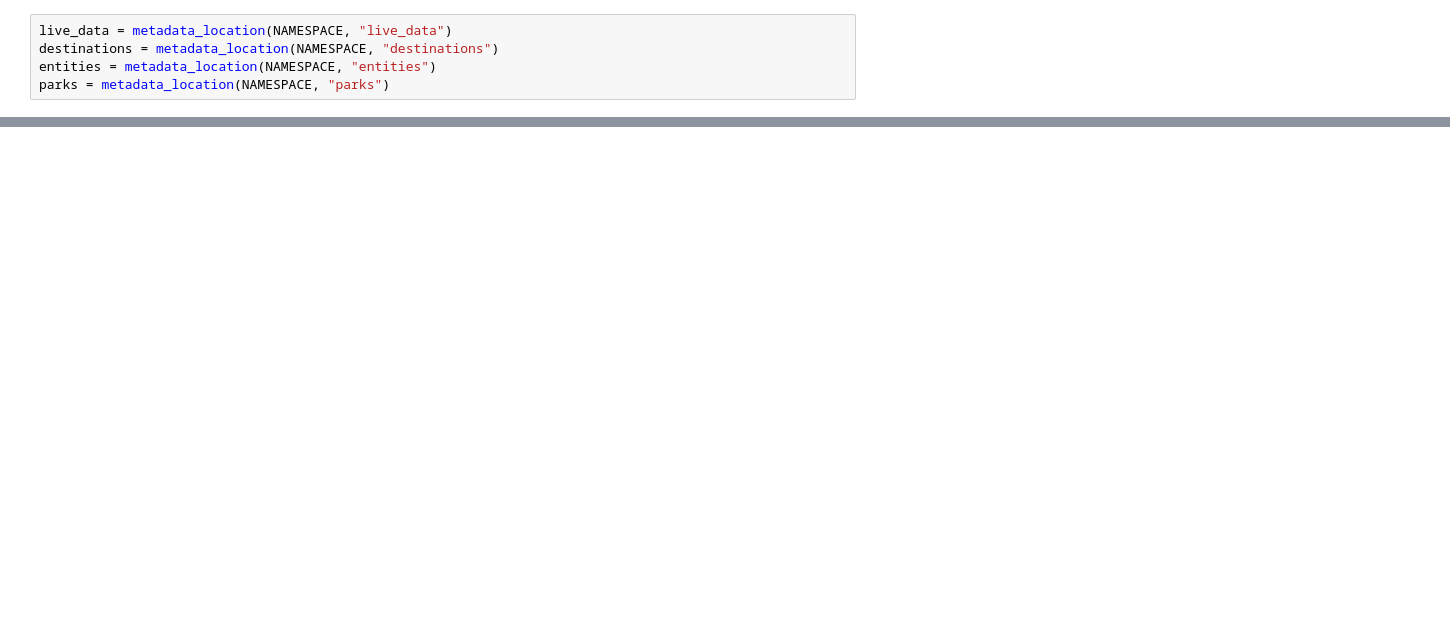
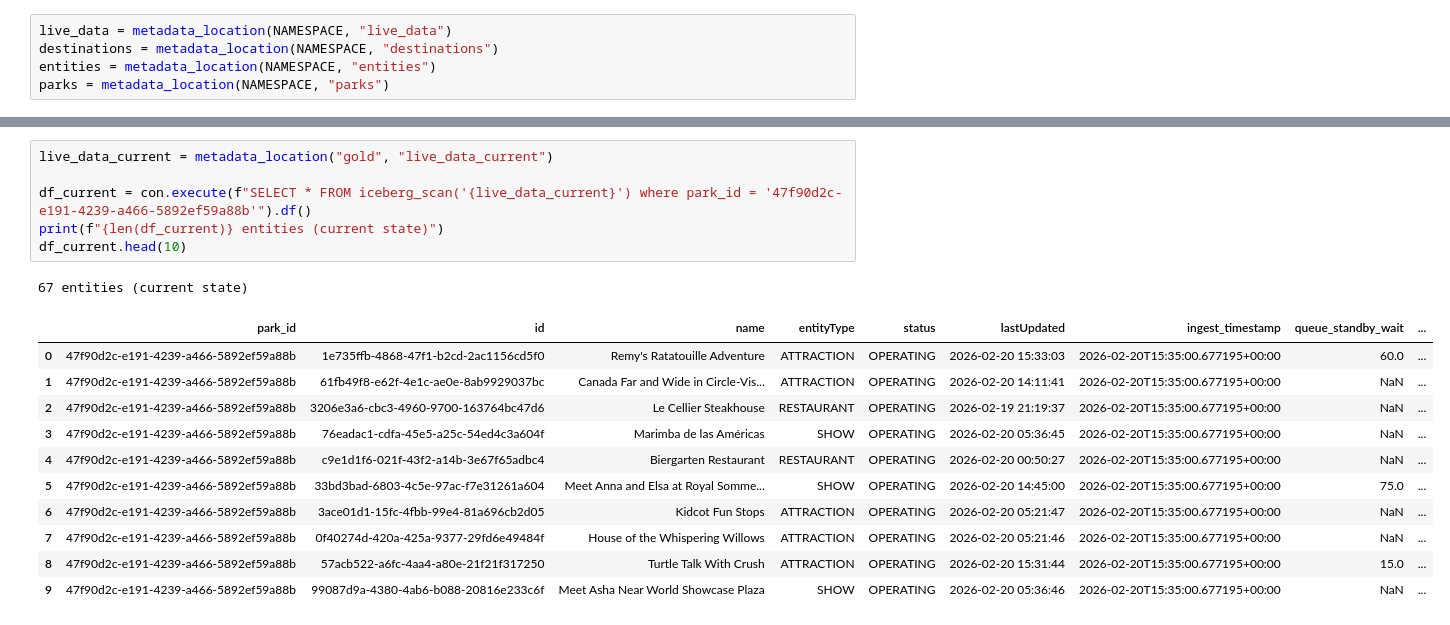
Before and after one commit to ajlile98/themeparks-data-engineering, a Jupyter notebook: notebooks/query_iceberg.ipynb, the cells around one changed output, grey strips where cells are left out. Cells and saved outputs as stored; diff of their text form; blank space fills up the shorter version.

```diff
--- a/notebooks/query_iceberg.ipynb
+++ b/notebooks/query_iceberg.ipynb
@@ -241,0 +437,19 @@ con.execute(f"""
+# %%
+live_data_current = metadata_location("gold", "live_data_current")
+
+df_current = con.execute(f"SELECT * FROM iceberg_scan('{live_data_current}') where park_id = '47f90d2c-e191-4239-a466-5892ef59a88b'").df()
+print(f"{len(df_current)} entities (current state)")
+df_current.head(10)
+# %% [output]
+67 entities (current state)
+|  | park_id | id | name | entityType | status | lastUpdated | ingest_timestamp | queue_standby_wait | ... |
+| 0 | 47f90d2c-e191-4239-a466-5892ef59a88b | 1e735ffb-4868-47f1-b2cd-2ac1156cd5f0 | Remy's Ratatouille Adventure | ATTRACTION | OPERATING | 2026-02-20 15:33:03 | 2026-02-20T15:35:00.677195+00:00 | 60.0 | ... |
+| 1 | 47f90d2c-e191-4239-a466-5892ef59a88b | 61fb49f8-e62f-4e1c-ae0e-8ab9929037bc | Canada Far and Wide in Circle-Vis... | ATTRACTION | OPERATING | 2026-02-20 14:11:41 | 2026-02-20T15:35:00.677195+00:00 | NaN | ... |
+| 2 | 47f90d2c-e191-4239-a466-5892ef59a88b | 3206e3a6-cbc3-4960-9700-163764bc47d6 | Le Cellier Steakhouse | RESTAURANT | OPERATING | 2026-02-19 21:19:37 | 2026-02-20T15:35:00.677195+00:00 | NaN | ... |
+| 3 | 47f90d2c-e191-4239-a466-5892ef59a88b | 76eadac1-cdfa-45e5-a25c-54ed4c3a604f | Marimba de las Américas | SHOW | OPERATING | 2026-02-20 05:36:45 | 2026-02-20T15:35:00.677195+00:00 | NaN | ... |
+| 4 | 47f90d2c-e191-4239-a466-5892ef59a88b | c9e1d1f6-021f-43f2-a14b-3e67f65adbc4 | Biergarten Restaurant | RESTAURANT | OPERATING | 2026-02-20 00:50:27 | 2026-02-20T15:35:00.677195+00:00 | NaN | ... |
+| 5 | 47f90d2c-e191-4239-a466-5892ef59a88b | 33bd3bad-6803-4c5e-97ac-f7e31261a604 | Meet Anna and Elsa at Royal Somme... | SHOW | OPERATING | 2026-02-20 14:45:00 | 2026-02-20T15:35:00.677195+00:00 | 75.0 | ... |
+| 6 | 47f90d2c-e191-4239-a466-5892ef59a88b | 3ace01d1-15fc-4fbb-99e4-81a696cb2d05 | Kidcot Fun Stops | ATTRACTION | OPERATING | 2026-02-20 05:21:47 | 2026-02-20T15:35:00.677195+00:00 | NaN | ... |
+| 7 | 47f90d2c-e191-4239-a466-5892ef59a88b | 0f40274d-420a-425a-9377-29fd6e49484f | House of the Whispering Willows | ATTRACTION | OPERATING | 2026-02-20 05:21:46 | 2026-02-20T15:35:00.677195+00:00 | NaN | ... |
+| 8 | 47f90d2c-e191-4239-a466-5892ef59a88b | 57acb522-a6fc-4aa4-a80e-21f21f317250 | Turtle Talk With Crush | ATTRACTION | OPERATING | 2026-02-20 15:31:44 | 2026-02-20T15:35:00.677195+00:00 | 15.0 | ... |
+| 9 | 47f90d2c-e191-4239-a466-5892ef59a88b | 99087d9a-4380-4ab6-b088-20816e233c6f | Meet Asha Near World Showcase Plaza | SHOW | OPERATING | 2026-02-20 05:36:46 | 2026-02-20T15:35:00.677195+00:00 | NaN | ... |
```
Also changed, not shown: parts of 16 cells of this notebook, 2 other files.
